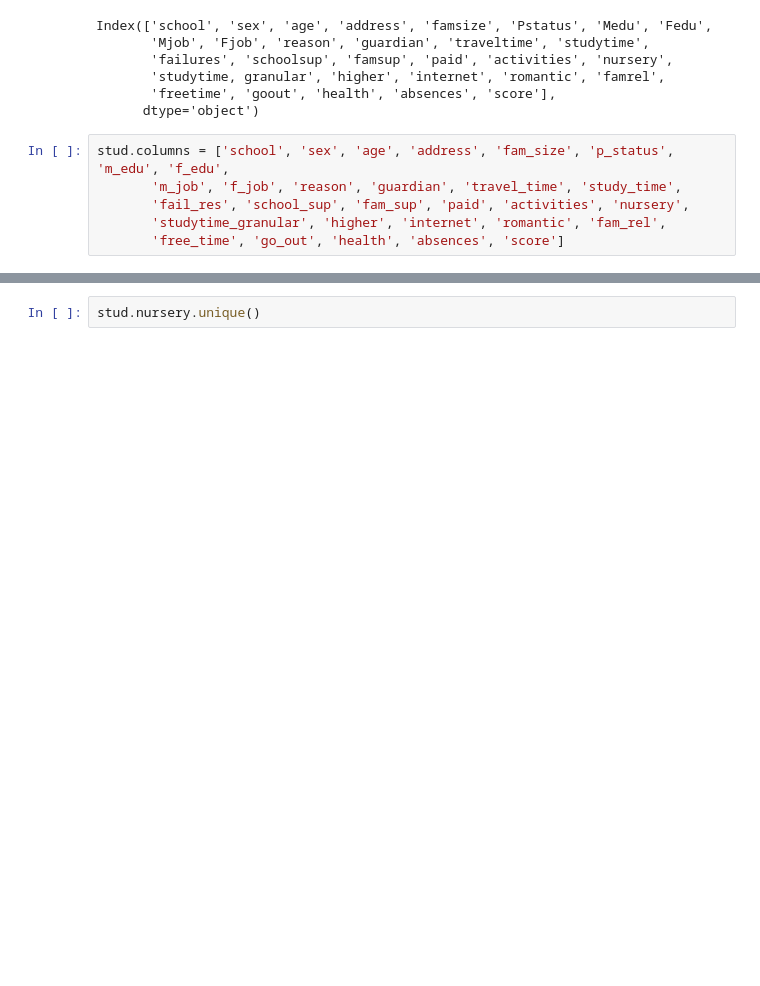
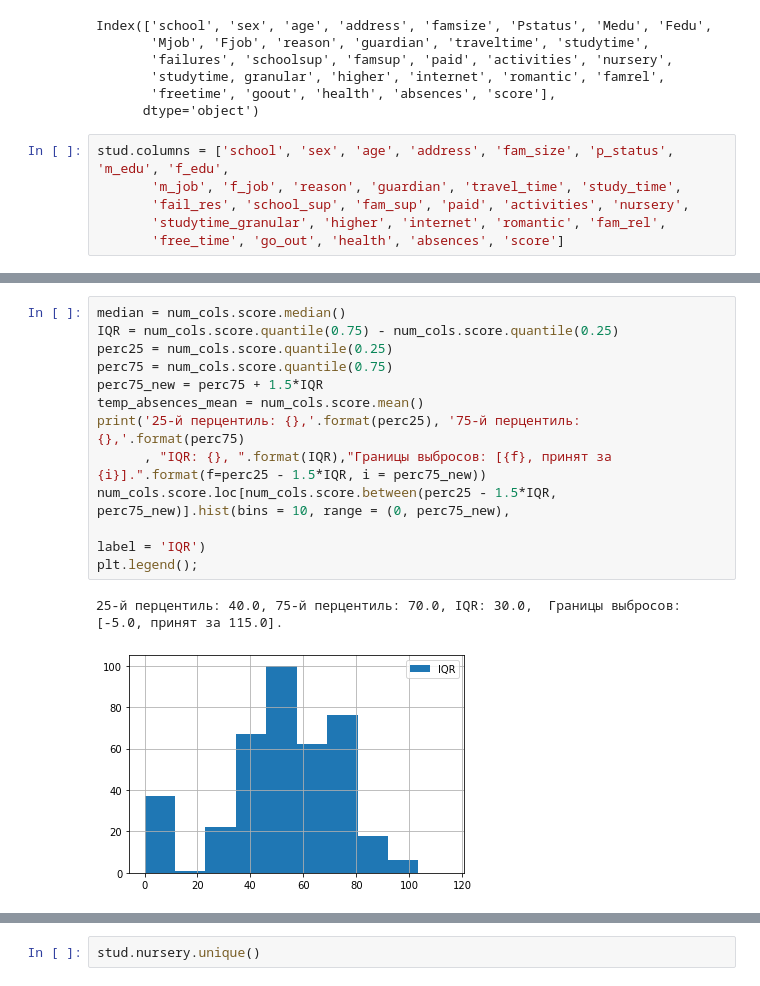
Before and after one commit to AnorVen/skillfactory_rds, a Jupyter notebook: module2/module2.ipynb, the cells around one changed output, grey strips where cells are left out. Saved outputs shown, nothing was run; the diff lists cells and outputs as text; blank space fills up the shorter version.

```diff
--- a/Untitled.ipynb
+++ b/module2/module2.ipynb
@@ -159,0 +240,15 @@ num_vars.absences = num_vars.absences.apply(lambda x: 40 if x >=40 else temp_abs
+# %%
+median = num_cols.score.median()
+IQR = num_cols.score.quantile(0.75) - num_cols.score.quantile(0.25)
+perc25 = num_cols.score.quantile(0.25)
+perc75 = num_cols.score.quantile(0.75)
+perc75_new = perc75 + 1.5*IQR
+temp_absences_mean = num_cols.score.mean()
+print('25-й перцентиль: {},'.format(perc25), '75-й перцентиль: {},'.format(perc75)
+      , "IQR: {}, ".format(IQR),"Границы выбросов: [{f}, принят за {i}].".format(f=perc25 - 1.5*IQR, i = perc75_new))
+num_cols.score.loc[num_cols.score.between(perc25 - 1.5*IQR, perc75_new)].hist(bins = 10, range = (0, perc75_new),
+                                                                                             label = 'IQR')
+plt.legend();
+# %% [output]
+25-й перцентиль: 40.0, 75-й перцентиль: 70.0, IQR: 30.0,  Границы выбросов: [-5.0, принят за 115.0].
+[figure, added]
```
Also changed, not shown: parts of 27 cells of this notebook, 3 other files.
